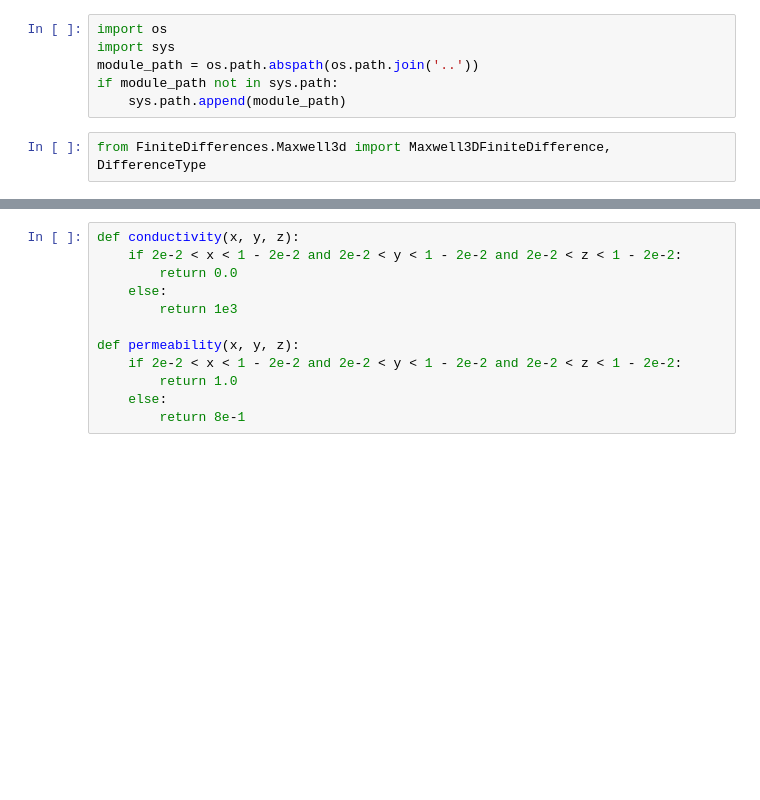
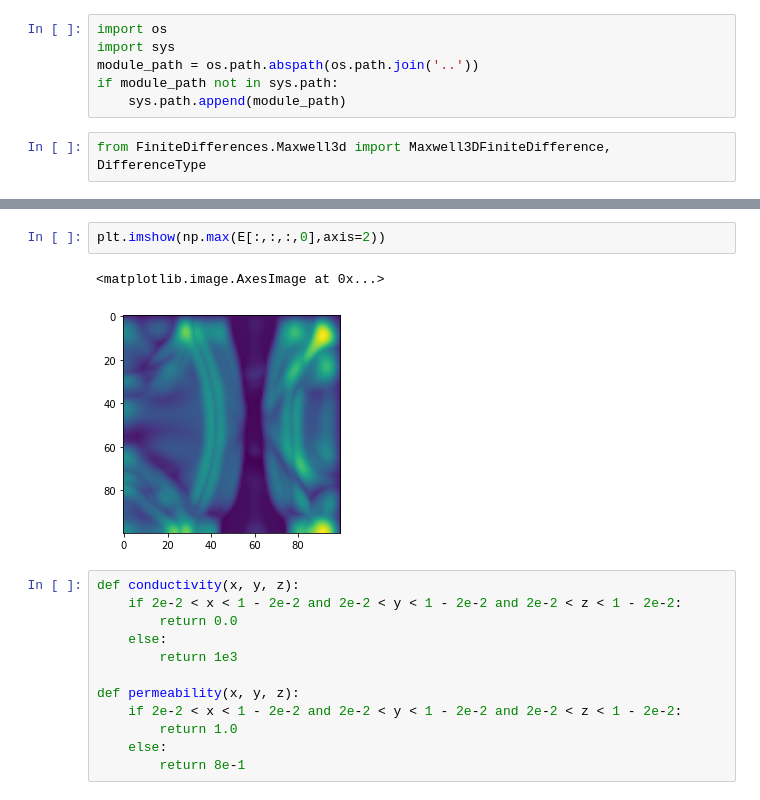
Before and after one commit to OliverSkocek/maxwell, a Jupyter notebook: notebooks/testing 3d.ipynb, the cells around one changed output, grey strips where cells are left out. Saved outputs shown, nothing was run; the diff lists cells and outputs as text; blank space fills up the shorter version.

```diff
--- a/notebooks/testing 3d.ipynb
+++ b/notebooks/testing 3d.ipynb
@@ -35,3 +46,8 @@ B, E, I, p = mwell.evolve(magnetic_field_callable,
+# %%
+plt.imshow(np.max(E[:,:,:,0],axis=2))
+# %% [output]
+<matplotlib.image.AxesImage at 0x...>
+[figure, added]
 # %%
 def conductivity(x, y, z):
     if 2e-2 < x < 1 - 2e-2 and 2e-2 < y < 1 - 2e-2 and 2e-2 < z < 1 - 2e-2:
```
Also changed, not shown: parts of 9 cells of this notebook, 3 other files.
